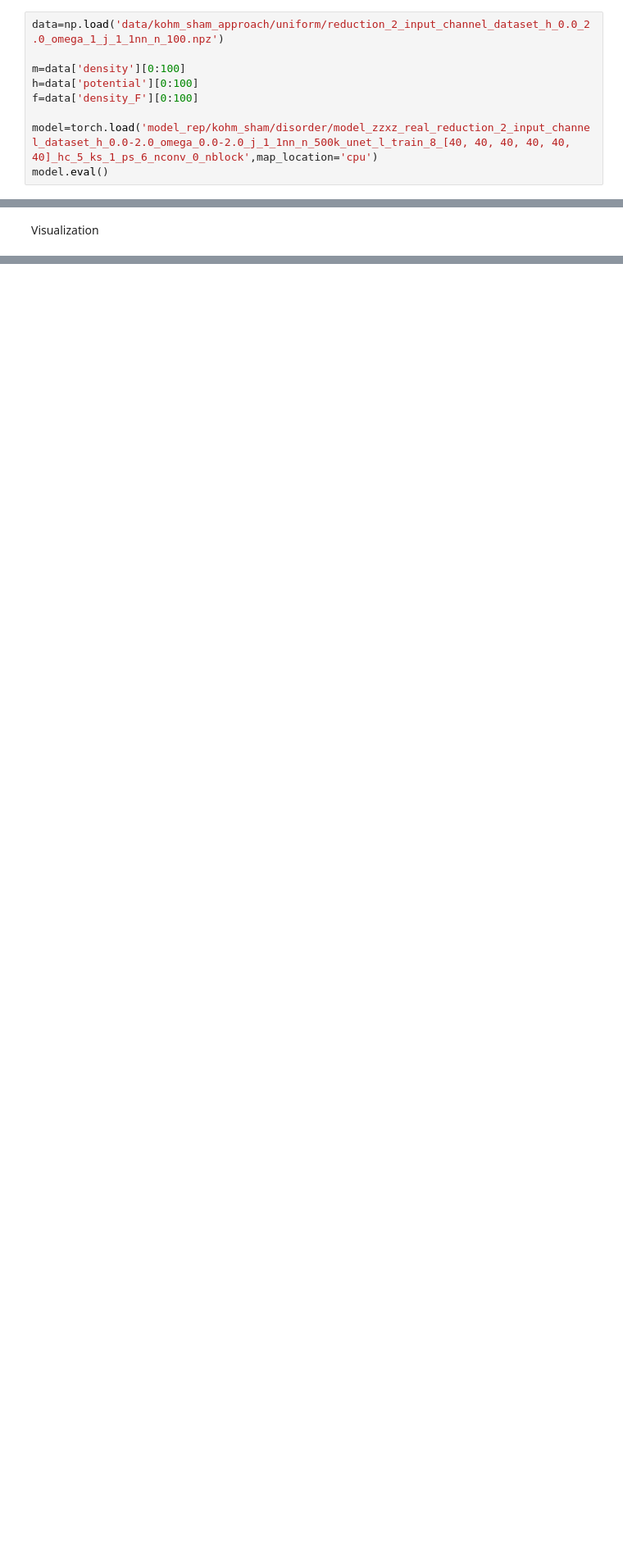
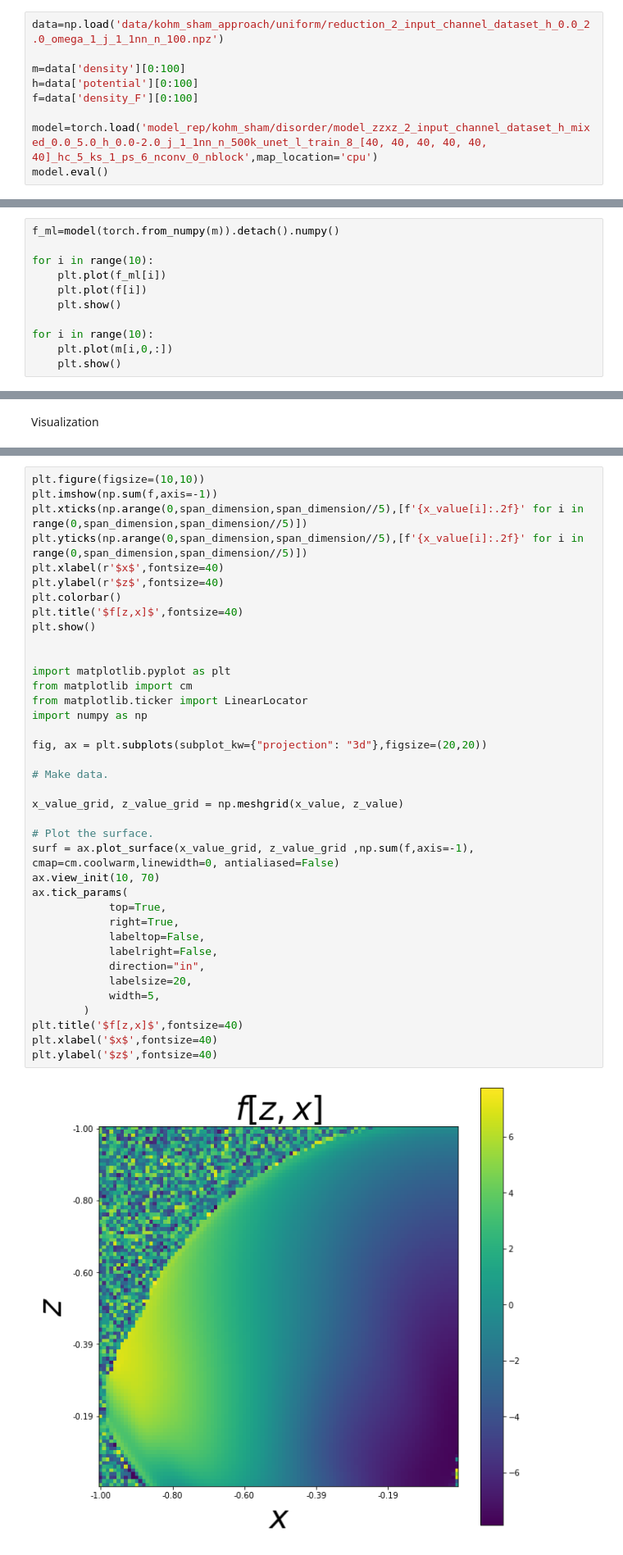
Before and after one commit to emacosta95/DL-VLM, a Jupyter notebook: Visualization.ipynb, the cells around one changed output, grey strips where cells are left out. Shown at 82% size. Saved outputs shown, nothing was run; the diff lists cells and outputs as text; blank space fills up the shorter version.

```diff
--- a/Visualization.ipynb
+++ b/Visualization.ipynb
@@ -21,5 +21,5 @@ m=data['density'][0:100]
 h=data['potential'][0:100]
 f=data['density_F'][0:100]
 
-model=torch.load('model_rep/kohm_sham/disorder/model_zzxz_real_reduction_2_input_channel_dataset_h_0.0-2.0_omega_0.0-2.0_j_1_1nn_n_500k_unet_l_train_8_[40, 40, 40, 40, 40, 40]_hc_5_ks_1_ps_6_nconv_0_nblock',map_location='cpu')
+model=torch.load('model_rep/kohm_sham/disorder/model_zzxz_2_input_channel_dataset_h_mixed_0.0_5.0_h_0.0-2.0_j_1_1nn_n_500k_unet_l_train_8_[40, 40, 40, 40, 40, 40]_hc_5_ks_1_ps_6_nconv_0_nblock',map_location='cpu')
 model.eval()
@@ -31,3 +53,14 @@ plt.show()
+# %%
+f_ml=model(torch.from_numpy(m)).detach().numpy()
+
+for i in range(10):
+    plt.plot(f_ml[i])
+    plt.plot(f[i])
+    plt.show()
+
+for i in range(10):
+    plt.plot(m[i,0,:])
+    plt.show()
 # %% [markdown]
 Histogram of the magnitude of the magnetization
 # %%
@@ -72,0 +144,40 @@ plt.show()
+# %%
+plt.figure(figsize=(10,10))
+plt.imshow(np.sum(f,axis=-1))
+plt.xticks(np.arange(0,span_dimension,span_dimension//5),[f'{x_value[i]:.2f}' for i in range(0,span_dimension,span_dimension//5)])
+plt.yticks(np.arange(0,span_dimension,span_dimension//5),[f'{x_value[i]:.2f}' for i in range(0,span_dimension,span_dimension//5)])
+plt.xlabel(r'$x$',fontsize=40)
+plt.ylabel(r'$z$',fontsize=40)
+plt.colorbar()
+plt.title('$f[z,x]$',fontsize=40)
+plt.show()
+
+
+import matplotlib.pyplot as plt
+from matplotlib import cm
+from matplotlib.ticker import LinearLocator
+import numpy as np
+
+fig, ax = plt.subplots(subplot_kw={"projection": "3d"},figsize=(20,20))
+
+# Make data.
+
+x_value_grid, z_value_grid = np.meshgrid(x_value, z_value)
+
+# Plot the surface.
+surf = ax.plot_surface(x_value_grid, z_value_grid ,np.sum(f,axis=-1), cmap=cm.coolwarm,linewidth=0, antialiased=False)
+ax.view_init(10, 70)
+ax.tick_params(
+            top=True,
+            right=True,
+            labeltop=False,
+            labelright=False,
+            direction="in",
+            labelsize=20,
+            width=5,
+        )
+plt.title('$f[z,x]$',fontsize=40)
+plt.xlabel('$x$',fontsize=40)
+plt.ylabel('$z$',fontsize=40)
+# %% [output]
+[figure, added]
```
Also changed, not shown: parts of 66 cells of this notebook, 9 other files.
